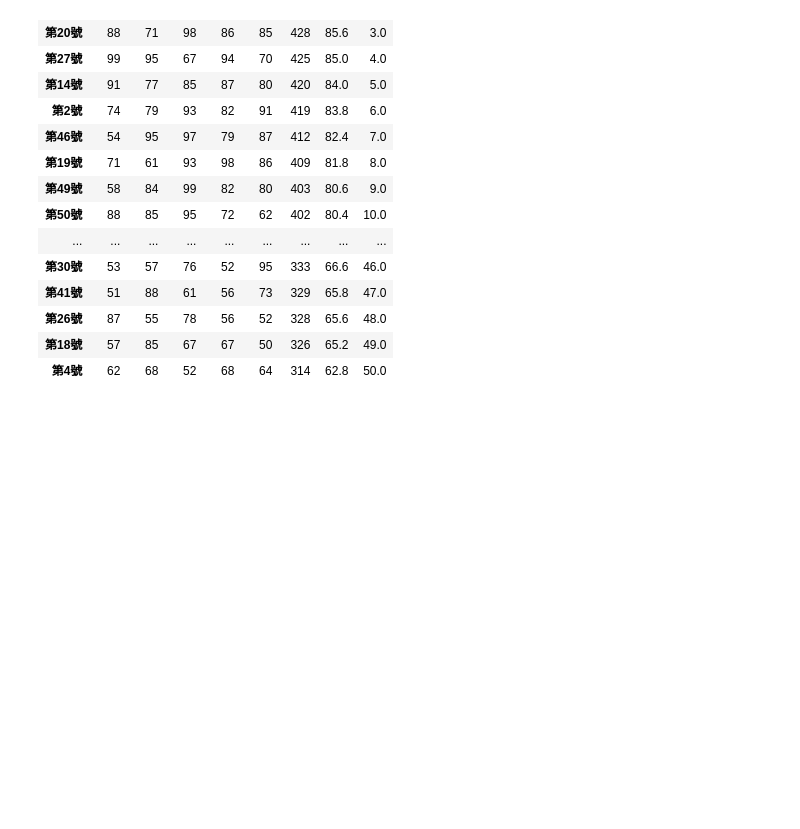
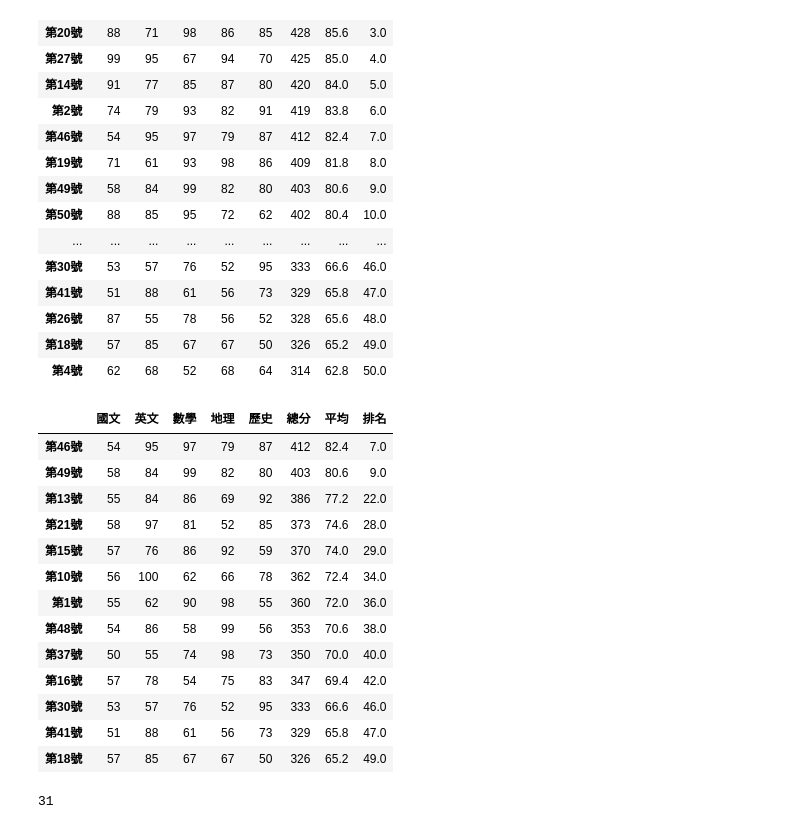
Before and after one commit to GraceWCH/2024_Python-class, a Jupyter notebook: lesson17/lesson17_1.ipynb, the cells around one changed output. Saved outputs shown, nothing was run; the diff lists cells and outputs as text; code cells hidden in the pictures; blank space fills up the shorter version.

```diff
--- a/lesson17/lesson17_1.ipynb
+++ b/lesson17/lesson17_1.ipynb
@@ -150,3 +150,28 @@ sorted_df
 | 第26號 | 87 | 55 | 78 | 56 | 52 | 328 | 65.6 | 48.0 |
 | 第18號 | 57 | 85 | 67 | 67 | 50 | 326 | 65.2 | 49.0 |
 | 第4號 | 62 | 68 | 52 | 68 | 64 | 314 | 62.8 | 50.0 |
+# %%
+#國文不及格的
+sorted_df[sorted_df["國文"] < 60]
+# %% [output]
+|  | 國文 | 英文 | 數學 | 地理 | 歷史 | 總分 | 平均 | 排名 |
+| 第46號 | 54 | 95 | 97 | 79 | 87 | 412 | 82.4 | 7.0 |
+| 第49號 | 58 | 84 | 99 | 82 | 80 | 403 | 80.6 | 9.0 |
+| 第13號 | 55 | 84 | 86 | 69 | 92 | 386 | 77.2 | 22.0 |
+| 第21號 | 58 | 97 | 81 | 52 | 85 | 373 | 74.6 | 28.0 |
+| 第15號 | 57 | 76 | 86 | 92 | 59 | 370 | 74.0 | 29.0 |
+| 第10號 | 56 | 100 | 62 | 66 | 78 | 362 | 72.4 | 34.0 |
+| 第1號 | 55 | 62 | 90 | 98 | 55 | 360 | 72.0 | 36.0 |
+| 第48號 | 54 | 86 | 58 | 99 | 56 | 353 | 70.6 | 38.0 |
+| 第37號 | 50 | 55 | 74 | 98 | 73 | 350 | 70.0 | 40.0 |
+| 第16號 | 57 | 78 | 54 | 75 | 83 | 347 | 69.4 | 42.0 |
+| 第30號 | 53 | 57 | 76 | 52 | 95 | 333 | 66.6 | 46.0 |
+| 第41號 | 51 | 88 | 61 | 56 | 73 | 329 | 65.8 | 47.0 |
+| 第18號 | 57 | 85 | 67 | 67 | 50 | 326 | 65.2 | 49.0 |
+# %%
+#使用subscript, 搜尋國文及格同時英文及格
+sorted_df[(sorted_df["國文"] >= 60) & (sorted_df["英文"] >= 60)]
+import numpy as np
+sorted_df[(sorted_df["國文"] >= 60) & (sorted_df["英文"] >= 60)].shape[0]
+# %% [output]
+31
```
Also changed, not shown: parts of 1 cell of this notebook, 1 other file.
